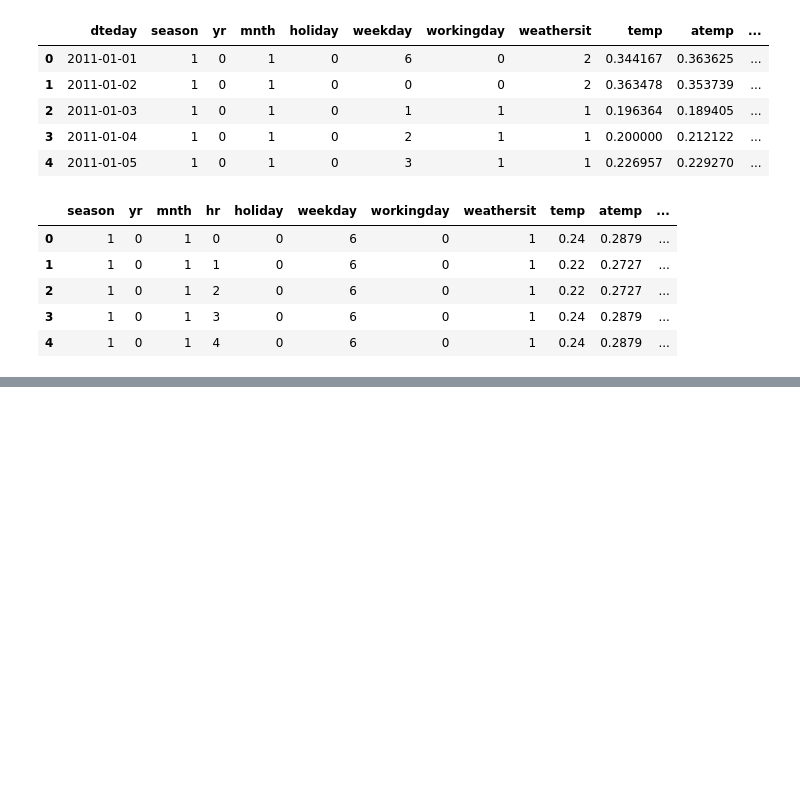
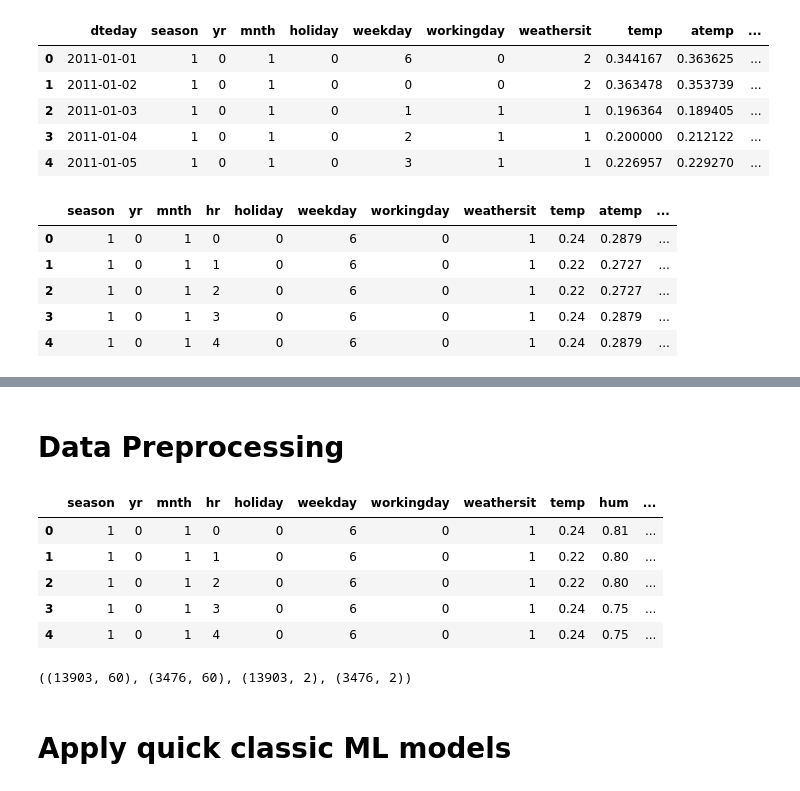
Before and after one commit to Mohamed-Elsemary/Bikes, a Jupyter notebook: Bikes.ipynb, the cells around one changed output, grey strips where cells are left out. Drawn from its saved outputs; the diff is of its cells as text; code cells hidden in the pictures; blank space fills up the shorter version.

```diff
--- a/Bikes.ipynb
+++ b/Bikes.ipynb
@@ -102,0 +132,18 @@ fig.show()
+# %% [markdown]
+# Data Preprocessing
+# %%
+# Take copy
+df = hr_df.copy()
+
+# Drop 'cnt', 'temp'
+df.drop(['cnt', 'atemp'], axis=1, inplace=True)
+
+# check data
+df.head()
+# %% [output]
+|  | season | yr | mnth | hr | holiday | weekday | workingday | weathersit | temp | hum | ... |
+| 0 | 1 | 0 | 1 | 0 | 0 | 6 | 0 | 1 | 0.24 | 0.81 | ... |
+| 1 | 1 | 0 | 1 | 1 | 0 | 6 | 0 | 1 | 0.22 | 0.80 | ... |
+| 2 | 1 | 0 | 1 | 2 | 0 | 6 | 0 | 1 | 0.22 | 0.80 | ... |
+| 3 | 1 | 0 | 1 | 3 | 0 | 6 | 0 | 1 | 0.24 | 0.75 | ... |
+| 4 | 1 | 0 | 1 | 4 | 0 | 6 | 0 | 1 | 0.24 | 0.75 | ... |
@@ -102,0 +161,4 @@ fig.show()
+# %%
+X_train.shape, X_test.shape, y_train.shape, y_test.shape
+# %% [output]
+((13903, 60), (3476, 60), (13903, 2), (3476, 2))
@@ -102,0 +175,2 @@ fig.show()
+# %% [markdown]
+# Apply quick classic ML models
```
Also changed, not shown: parts of 18 cells of this notebook.
